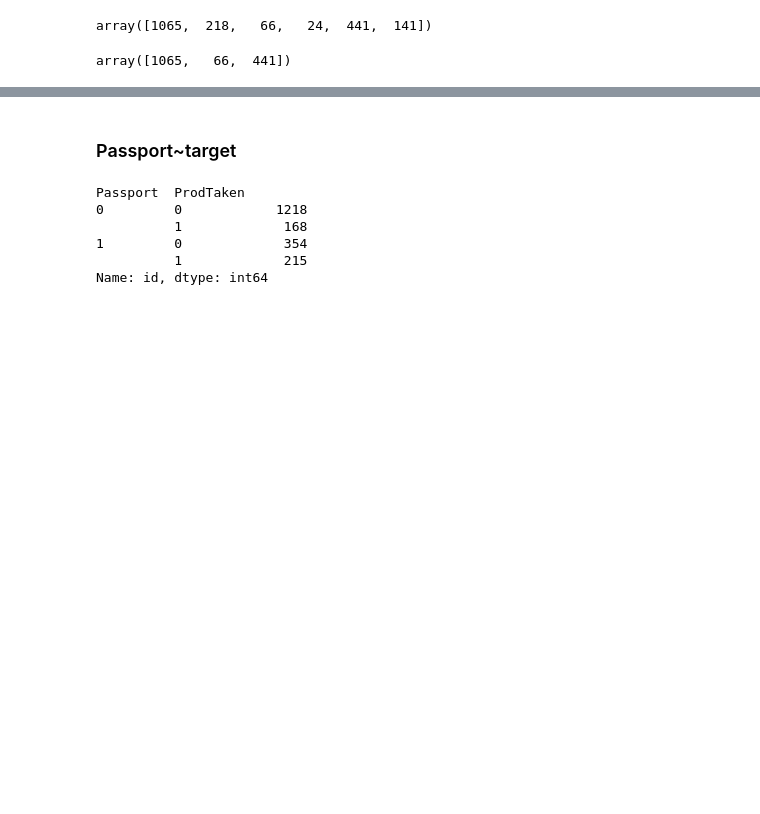
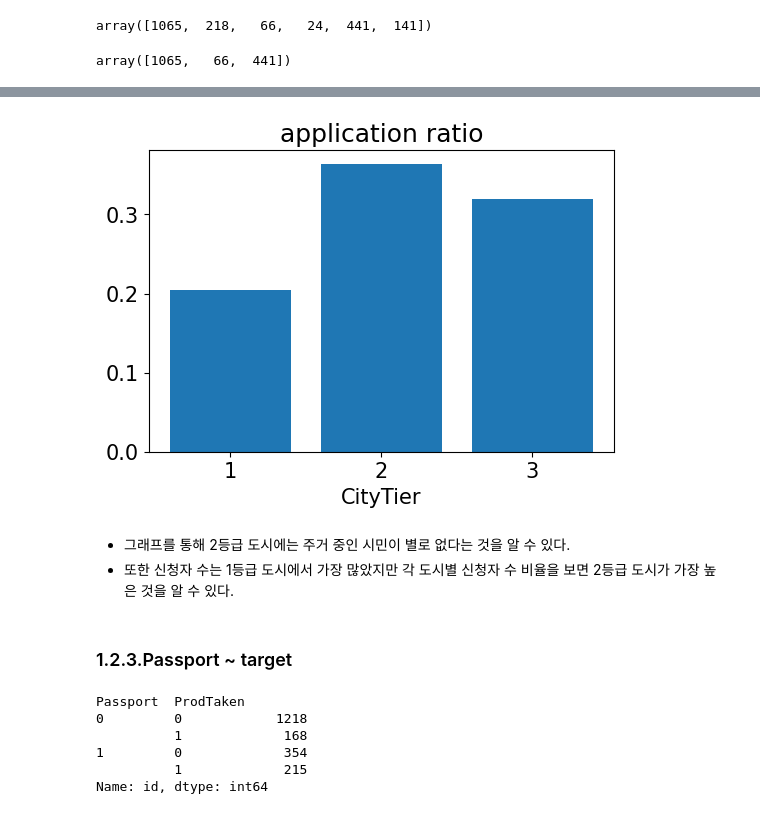
Before and after one commit to TaeHye0nKim/dacon_travel-products-pred-contest, a Jupyter notebook: code.ipynb, the cells around one changed output, grey strips where cells are left out. Drawn from its saved outputs; the diff is of its cells as text; code cells hidden in the pictures; blank space fills up the shorter version.

```diff
--- a/code.ipynb
+++ b/code.ipynb
@@ -310,5 +317,18 @@ plt.show()
+# %%
+ratio  = application / no_application
+plt.figure(dpi=100)
+plt.bar(np.arange(3),ratio)
+plt.xlabel('CityTier')
+plt.title('application ratio')
+plt.xticks(np.arange(3),labels=[1,2,3])
+plt.show()
+# %% [output]
+[figure, added]
+# %% [markdown]
+- 그래프를 통해 2등급 도시에는 주거 중인 시민이 별로 없다는 것을 알 수 있다.
+- 또한 신청자 수는 1등급 도시에서 가장 많았지만 각 도시별 신청자 수 비율을 보면 2등급 도시가 가장 높은 것을 알 수 있다.
 # %% [markdown]
-### Passport~target
+### 1.2.3.Passport ~ target
 # %%
 train_enc.groupby(['Passport','ProdTaken'])['id'].count()
 # %% [output]
```
Also changed, not shown: parts of 80 cells of this notebook.
